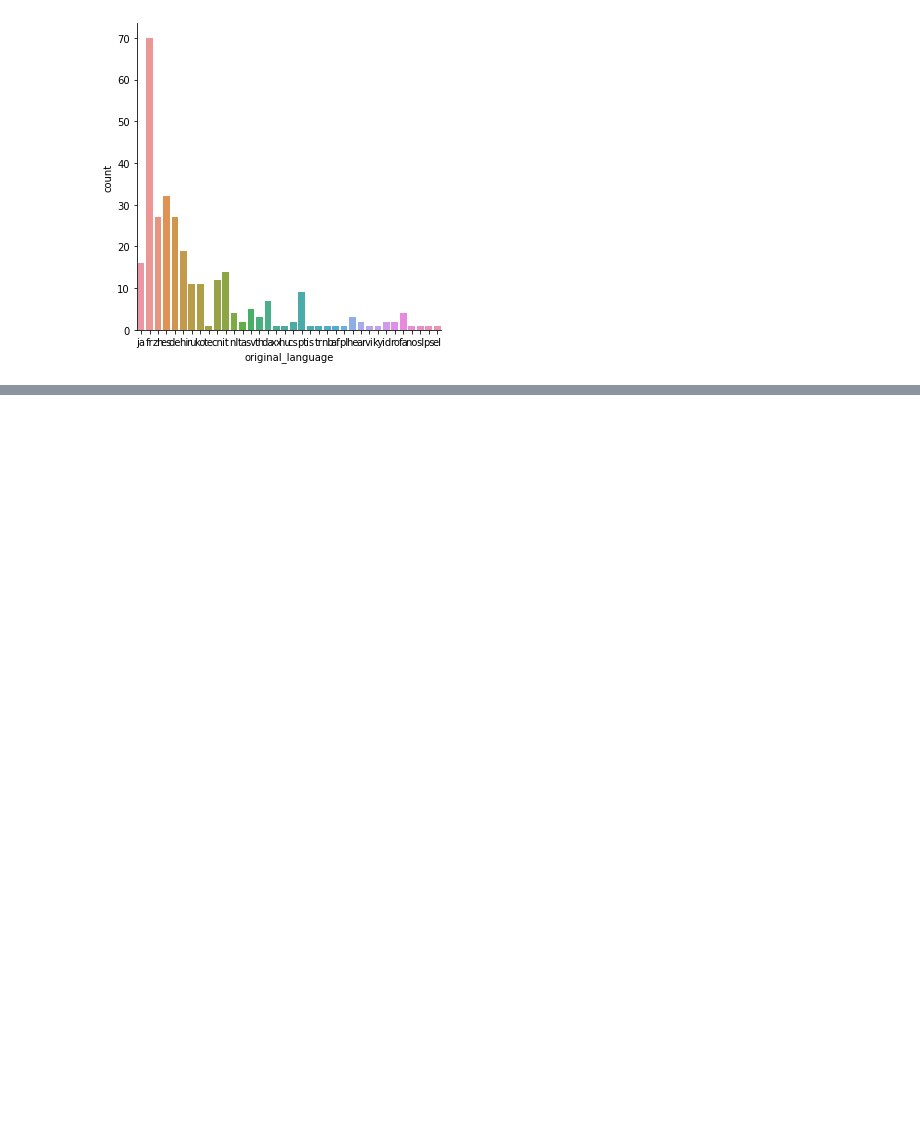
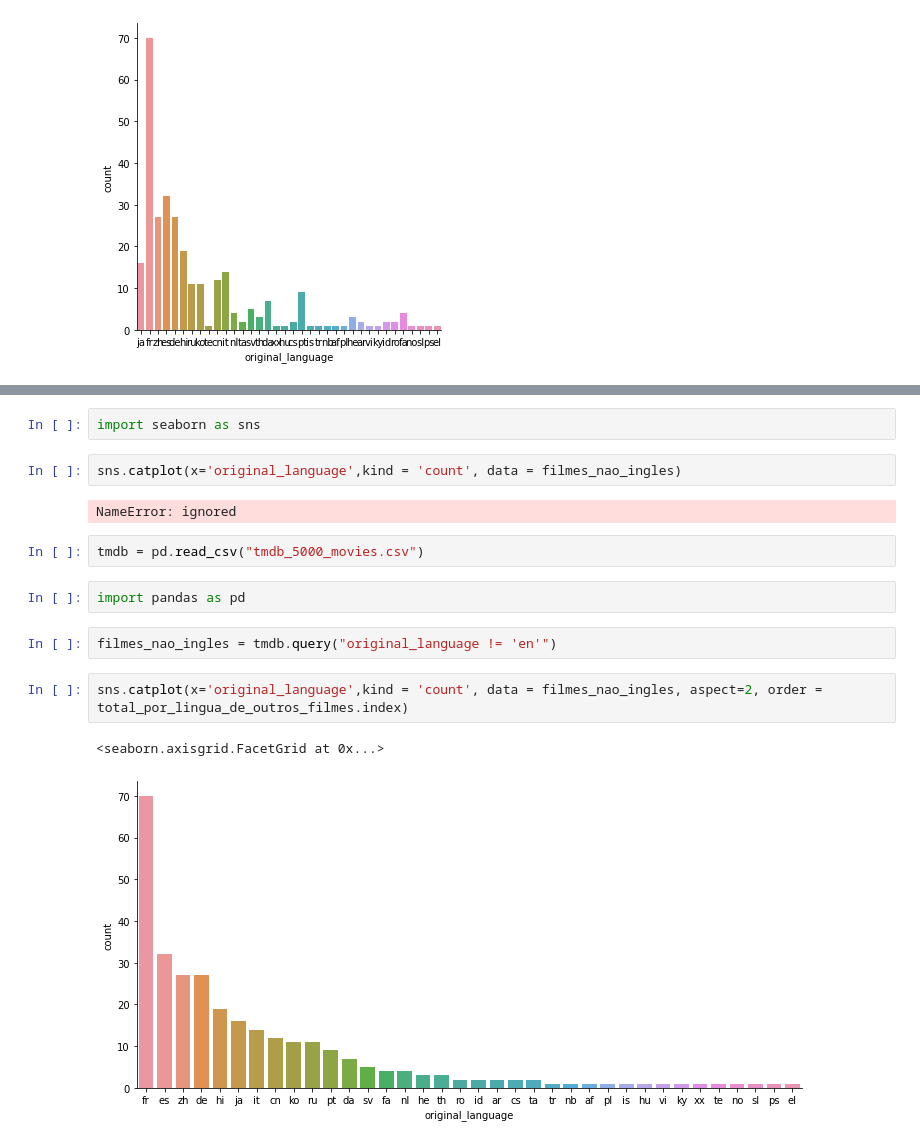
Before and after one commit to wra74/dio-desafio-github-primeiro-repositorio, a Jupyter notebook: Cópia_de_Introdução_a_Data_Science_II.ipynb, the cells around one changed output, grey strips where cells are left out. Saved outputs shown, nothing was run; the diff lists cells and outputs as text; blank space fills up the shorter version.

```diff
--- a/Cópia_de_Introdução_a_Data_Science_II.ipynb
+++ b/Cópia_de_Introdução_a_Data_Science_II.ipynb
@@ -185,0 +203,17 @@ sns.catplot(x='original_language',kind = 'count', data = filmes_nao_ingles)
+# %%
+import seaborn as sns
+# %%
+sns.catplot(x='original_language',kind = 'count', data = filmes_nao_ingles)
+# %% [output]
+NameError: ignored
+# %%
+tmdb = pd.read_csv("tmdb_5000_movies.csv")
+# %%
+import pandas as pd
+# %%
+filmes_nao_ingles = tmdb.query("original_language != 'en'")
+# %%
+sns.catplot(x='original_language',kind = 'count', data = filmes_nao_ingles, aspect=2, order = total_por_lingua_de_outros_filmes.index)
+# %% [output]
+<seaborn.axisgrid.FacetGrid at 0x...>
+[figure, added]
```
Also changed, not shown: parts of 17 cells of this notebook.
